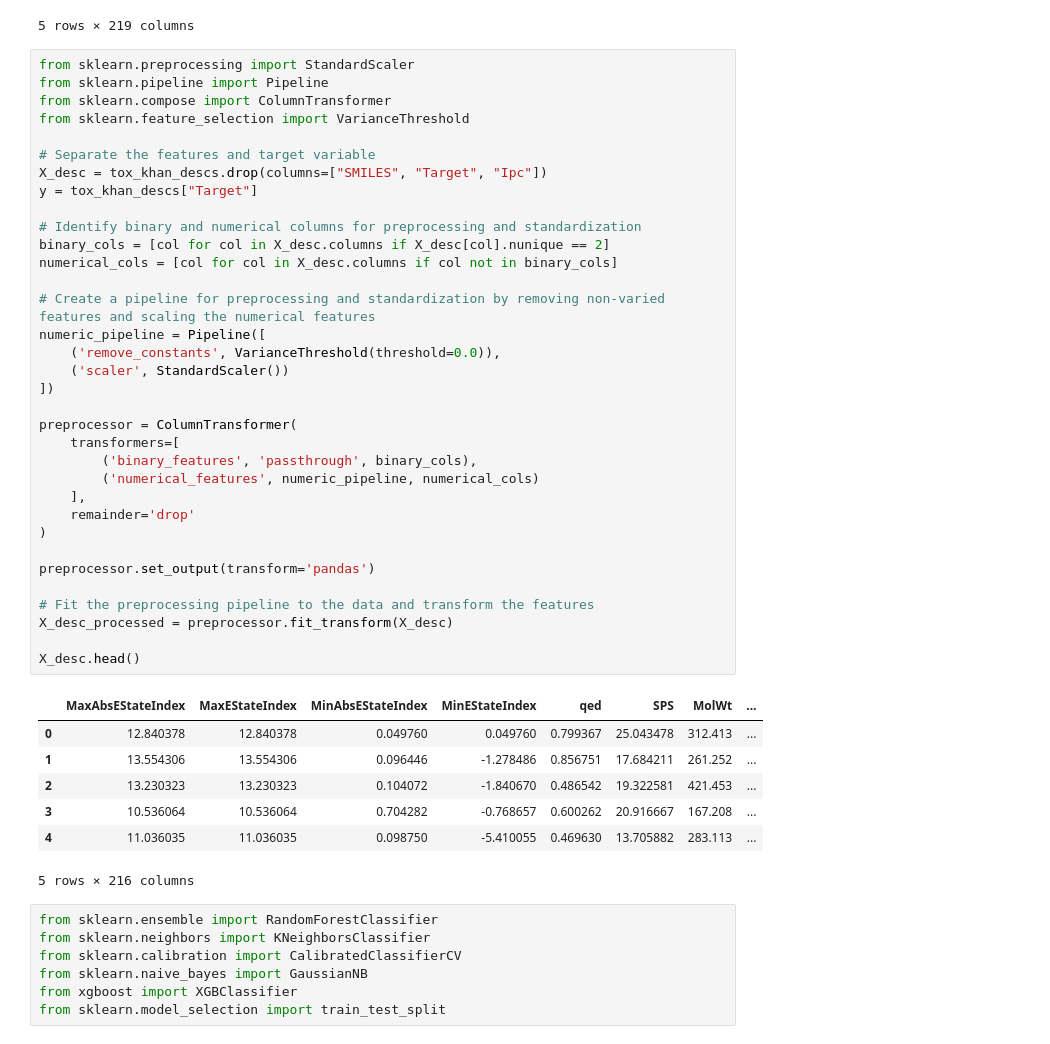
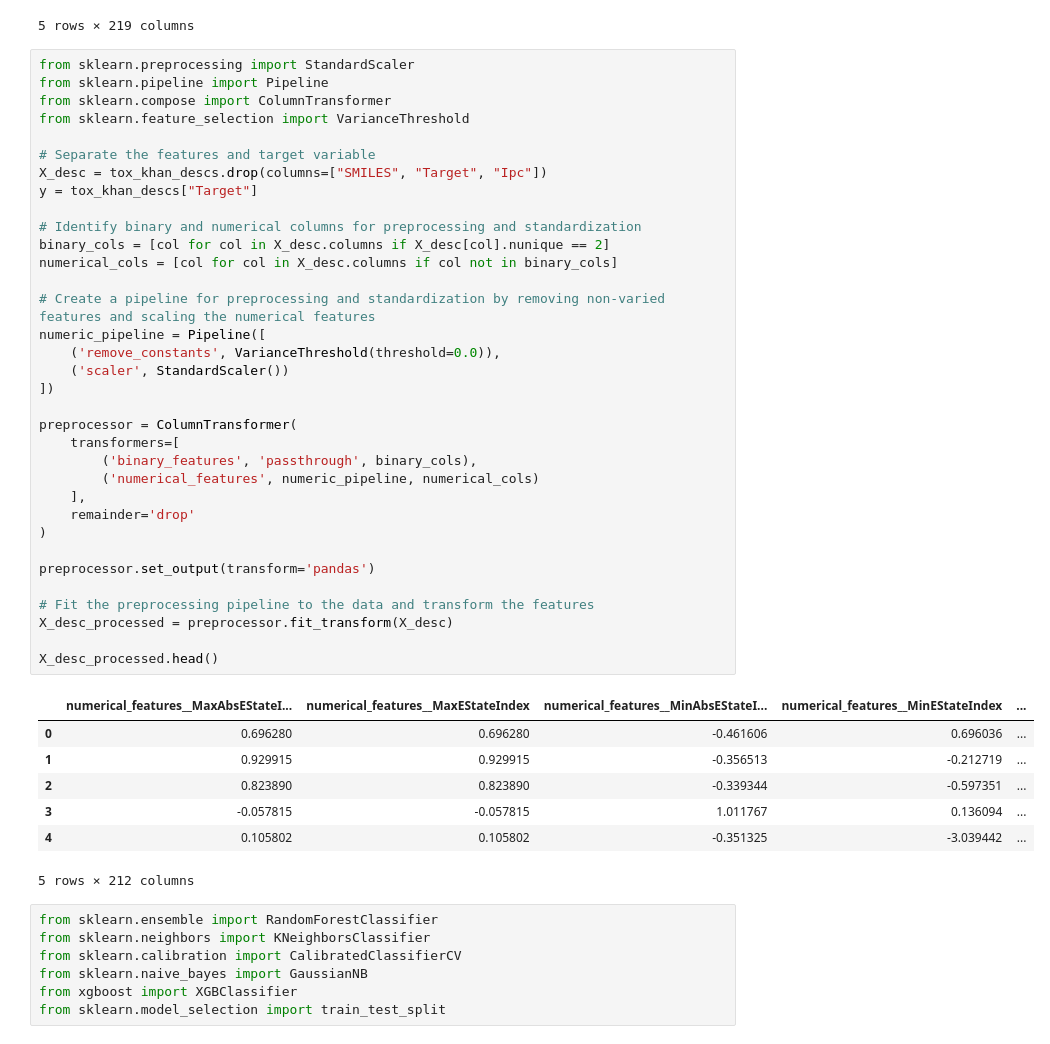
Before and after one commit to Liam-Zain/qsar-hepatotoxicity-predictor, a Jupyter notebook: notebooks/02_model_training.ipynb, the cells around one changed output. Drawn from its saved outputs; the diff is of its cells as text.

```diff
--- a/notebooks/02_model_training.ipynb
+++ b/notebooks/02_model_training.ipynb
@@ -62,41 +62,41 @@ from sklearn.compose import ColumnTransformer
 from sklearn.feature_selection import VarianceThreshold
 
 # Separate the features and target variable
 X_desc = tox_khan_descs.drop(columns=["SMILES", "Target", "Ipc"])
 y = tox_khan_descs["Target"]
 
 # Identify binary and numerical columns for preprocessing and standardization
 binary_cols = [col for col in X_desc.columns if X_desc[col].nunique == 2]
 numerical_cols = [col for col in X_desc.columns if col not in binary_cols]
 
 # Create a pipeline for preprocessing and standardization by removing non-varied features and scaling the numerical features
 numeric_pipeline = Pipeline([
     ('remove_constants', VarianceThreshold(threshold=0.0)),
     ('scaler', StandardScaler())
 ])
 
 preprocessor = ColumnTransformer(
     transformers=[
         ('binary_features', 'passthrough', binary_cols),
         ('numerical_features', numeric_pipeline, numerical_cols)
     ],
     remainder='drop'
 )
 
 preprocessor.set_output(transform='pandas')
 
 # Fit the preprocessing pipeline to the data and transform the features
 X_desc_processed = preprocessor.fit_transform(X_desc)
 
-X_desc.head()
+X_desc_processed.head()
 # %% [output]
-|  | MaxAbsEStateIndex | MaxEStateIndex | MinAbsEStateIndex | MinEStateIndex | qed | SPS | MolWt | ... |
-| 0 | 12.840378 | 12.840378 | 0.049760 | 0.049760 | 0.799367 | 25.043478 | 312.413 | ... |
-| 1 | 13.554306 | 13.554306 | 0.096446 | -1.278486 | 0.856751 | 17.684211 | 261.252 | ... |
-| 2 | 13.230323 | 13.230323 | 0.104072 | -1.840670 | 0.486542 | 19.322581 | 421.453 | ... |
-| 3 | 10.536064 | 10.536064 | 0.704282 | -0.768657 | 0.600262 | 20.916667 | 167.208 | ... |
-| 4 | 11.036035 | 11.036035 | 0.098750 | -5.410055 | 0.469630 | 13.705882 | 283.113 | ... |
+|  | numerical_features__MaxAbsEStateI... | numerical_features__MaxEStateIndex | numerical_features__MinAbsEStateI... | numerical_features__MinEStateIndex | ... |
+| 0 | 0.696280 | 0.696280 | -0.461606 | 0.696036 | ... |
+| 1 | 0.929915 | 0.929915 | -0.356513 | -0.212719 | ... |
+| 2 | 0.823890 | 0.823890 | -0.339344 | -0.597351 | ... |
+| 3 | -0.057815 | -0.057815 | 1.011767 | 0.136094 | ... |
+| 4 | 0.105802 | 0.105802 | -0.351325 | -3.039442 | ... |
-5 rows × 216 columns
+5 rows × 212 columns
 # %%
 from sklearn.ensemble import RandomForestClassifier
 from sklearn.neighbors import KNeighborsClassifier
```
